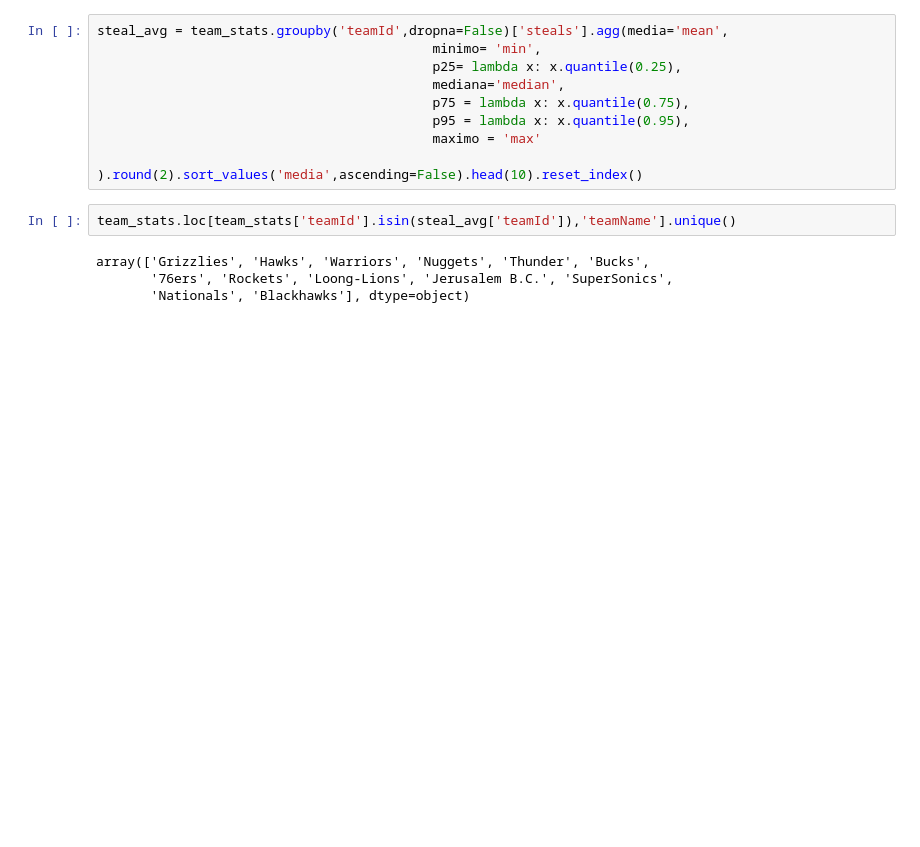
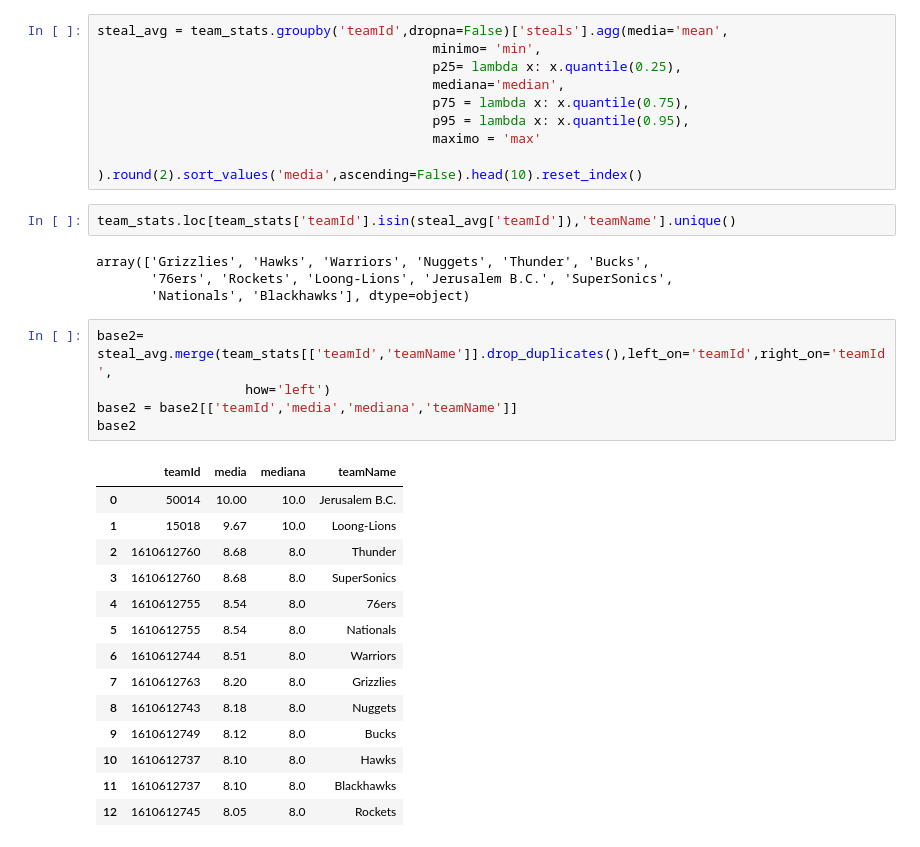
Before and after one commit to 2roma5/Diplomado_M1, a Jupyter notebook: nba.ipynb, the cells around one changed output. Saved outputs shown, nothing was run; the diff lists cells and outputs as text; blank space fills up the shorter version.

```diff
--- a/nba.ipynb
+++ b/nba.ipynb
@@ -875,3 +1054,23 @@ team_stats.loc[team_stats['teamId'].isin(steal_avg['teamId']),'teamName'].unique
 array(['Grizzlies', 'Hawks', 'Warriors', 'Nuggets', 'Thunder', 'Bucks',
        '76ers', 'Rockets', 'Loong-Lions', 'Jerusalem B.C.', 'SuperSonics',
        'Nationals', 'Blackhawks'], dtype=object)
+# %%
+base2= steal_avg.merge(team_stats[['teamId','teamName']].drop_duplicates(),left_on='teamId',right_on='teamId',
+                   how='left')
+base2 = base2[['teamId','media','mediana','teamName']]
+base2
+# %% [output]
+|  | teamId | media | mediana | teamName |
+| 0 | 50014 | 10.00 | 10.0 | Jerusalem B.C. |
+| 1 | 15018 | 9.67 | 10.0 | Loong-Lions |
+| 2 | 1610612760 | 8.68 | 8.0 | Thunder |
+| 3 | 1610612760 | 8.68 | 8.0 | SuperSonics |
+| 4 | 1610612755 | 8.54 | 8.0 | 76ers |
+| 5 | 1610612755 | 8.54 | 8.0 | Nationals |
+| 6 | 1610612744 | 8.51 | 8.0 | Warriors |
+| 7 | 1610612763 | 8.20 | 8.0 | Grizzlies |
+| 8 | 1610612743 | 8.18 | 8.0 | Nuggets |
+| 9 | 1610612749 | 8.12 | 8.0 | Bucks |
+| 10 | 1610612737 | 8.10 | 8.0 | Hawks |
+| 11 | 1610612737 | 8.10 | 8.0 | Blackhawks |
+| 12 | 1610612745 | 8.05 | 8.0 | Rockets |
```
Also changed, not shown: parts of 13 cells of this notebook.
